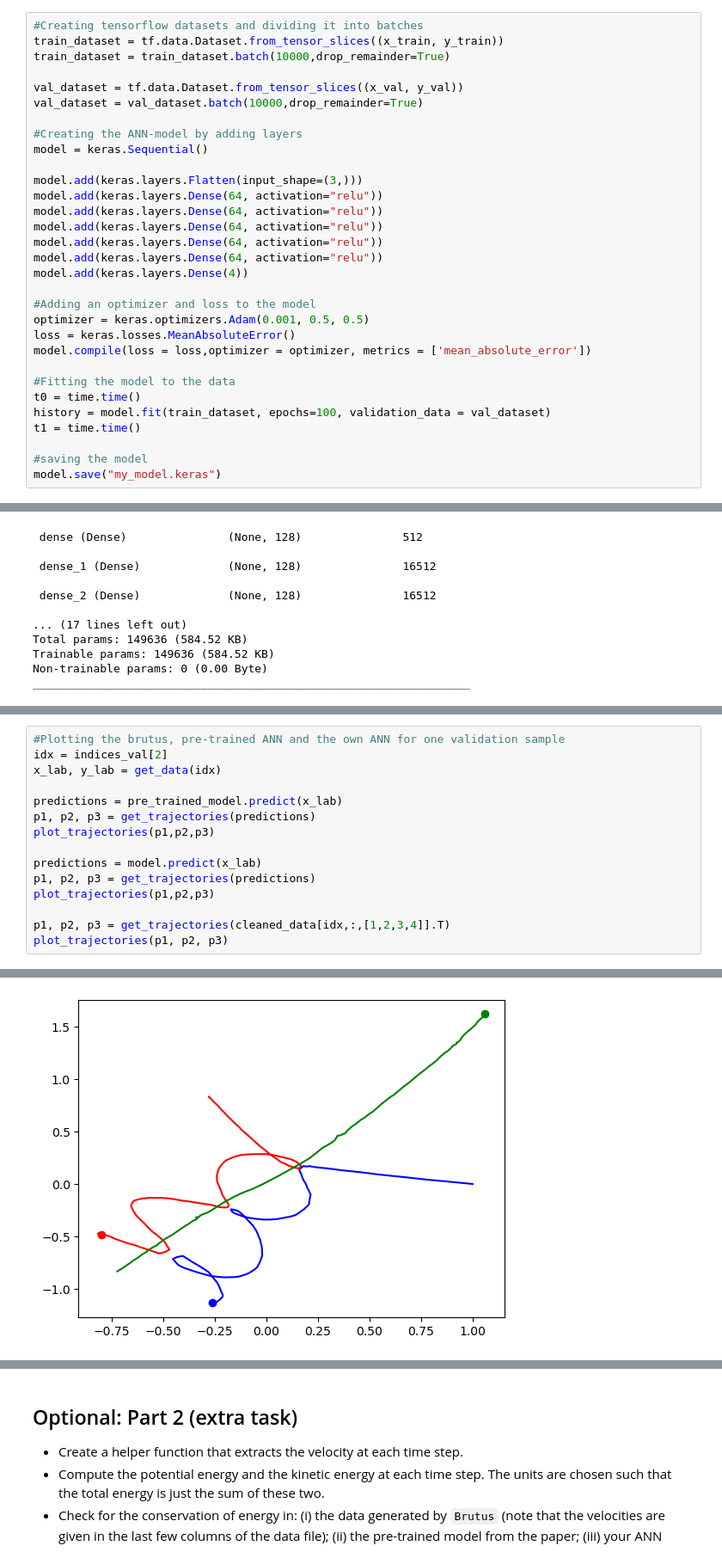
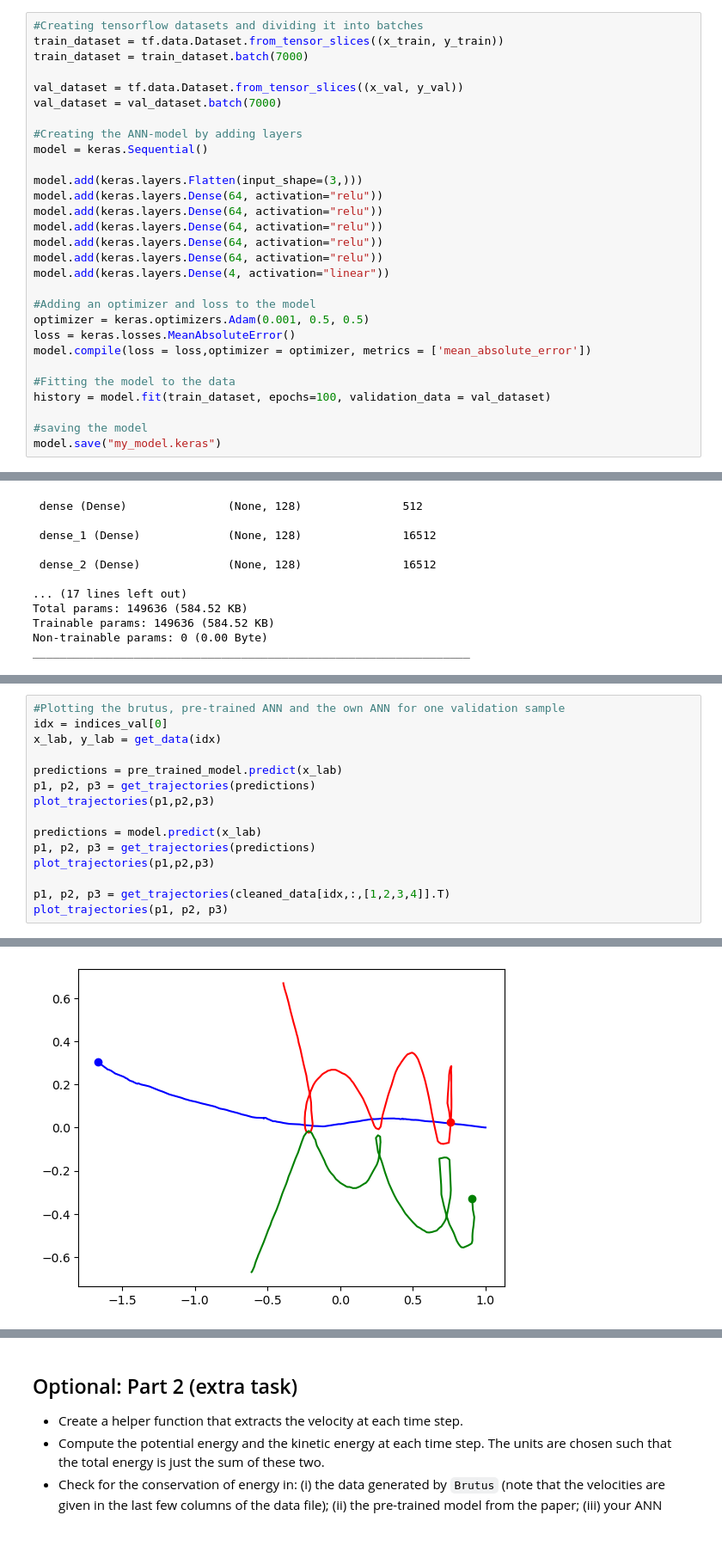
Before and after one commit to charbelnemer/tif285_project2, a Jupyter notebook: TIF285_Project2.ipynb, the cells around one changed output, grey strips where cells are left out. Shown at 86% size. Cells and saved outputs as stored; diff of their text form.

```diff
--- a/TIF285_Project2.ipynb
+++ b/TIF285_Project2.ipynb
@@ -290,10 +290,10 @@ print(y_val.shape)
 # %%
 #Creating tensorflow datasets and dividing it into batches
 train_dataset = tf.data.Dataset.from_tensor_slices((x_train, y_train))
-train_dataset = train_dataset.batch(10000,drop_remainder=True)
+train_dataset = train_dataset.batch(7000)
 
 val_dataset = tf.data.Dataset.from_tensor_slices((x_val, y_val))
-val_dataset = val_dataset.batch(10000,drop_remainder=True)
+val_dataset = val_dataset.batch(7000)
 
 #Creating the ANN-model by adding layers
 model = keras.Sequential()
@@ -304,7 +304,7 @@ model.add(keras.layers.Dense(64, activation="relu"))
 model.add(keras.layers.Dense(64, activation="relu"))
 model.add(keras.layers.Dense(64, activation="relu"))
 model.add(keras.layers.Dense(64, activation="relu"))
-model.add(keras.layers.Dense(4))
+model.add(keras.layers.Dense(4, activation="linear"))
 
 #Adding an optimizer and loss to the model
 optimizer = keras.optimizers.Adam(0.001, 0.5, 0.5)
@@ -312,9 +312,7 @@ loss = keras.losses.MeanAbsoluteError()
 model.compile(loss = loss,optimizer = optimizer, metrics = ['mean_absolute_error'])
 
 #Fitting the model to the data
-t0 = time.time()
 history = model.fit(train_dataset, epochs=100, validation_data = val_dataset)
-t1 = time.time()
 
 #saving the model
 model.save("my_model.keras")
@@ -390,6 +388,6 @@ ax.legend(loc='best')
 # %%
 #Plotting the brutus, pre-trained ANN and the own ANN for one validation sample
-idx = indices_val[2]
+idx = indices_val[0]
 x_lab, y_lab = get_data(idx)
 
 predictions = pre_trained_model.predict(x_lab)
@@ -408,2 +406,2 @@ plot_trajectories(p1, p2, p3)
 <Axes: >
-[figure, old version]
+[figure, new version]
```
Also changed, not shown: parts of 25 cells of this notebook, 2 other files.
